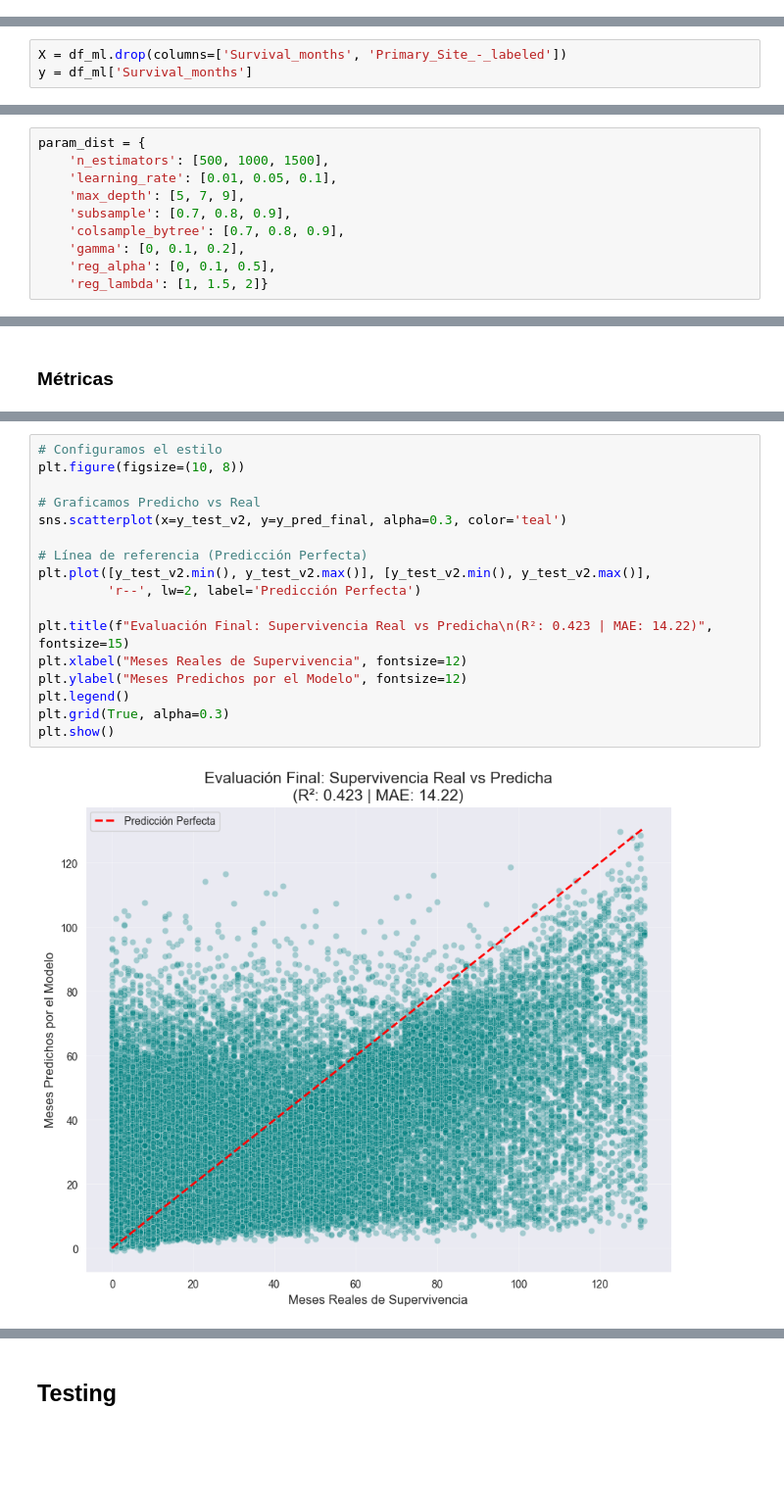
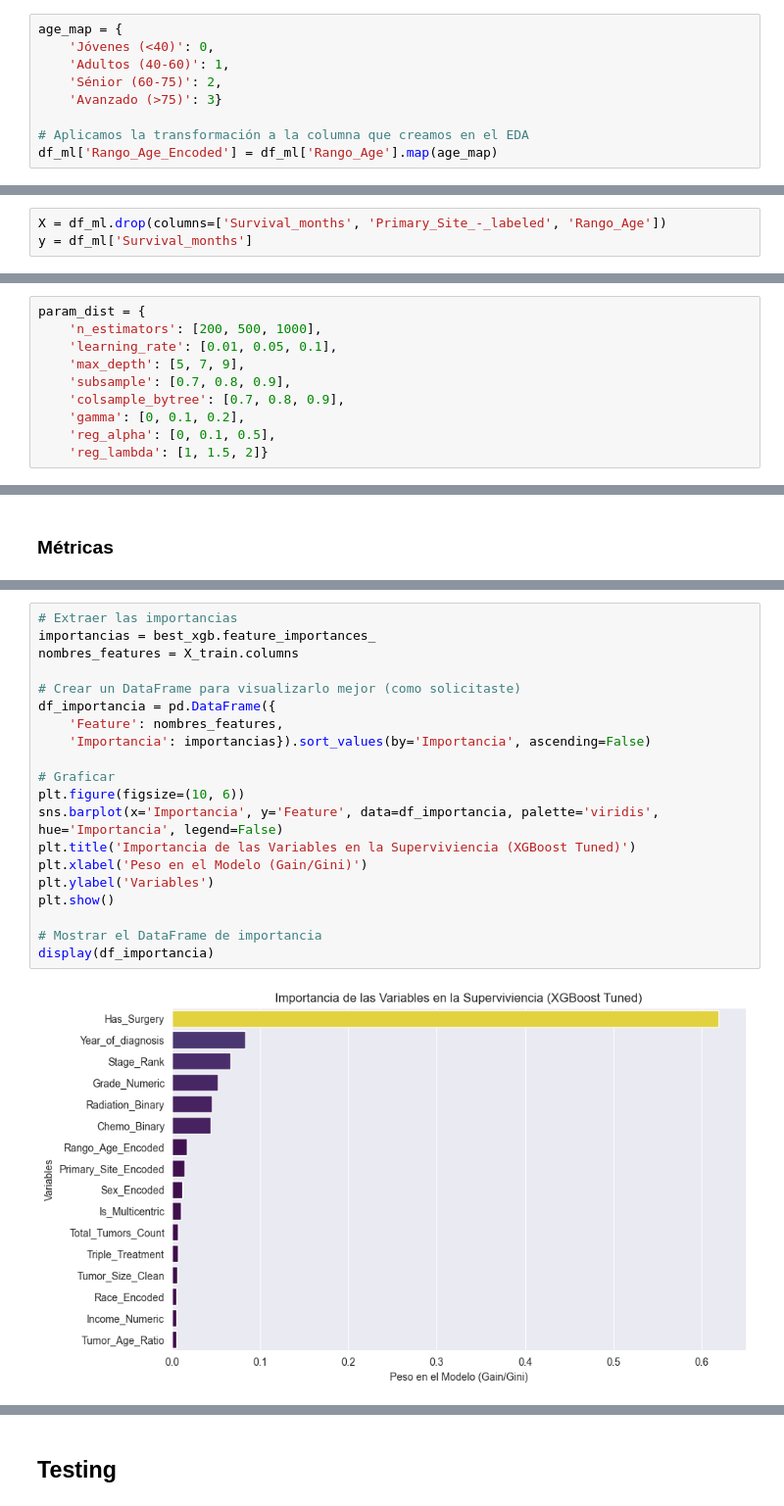
Before and after one commit to carlos-villa-restrepo/lung-cancer-prediction-xgboost, a Jupyter notebook: notebooks/02-00_ML_prediccion_elius.ipynb, the cells around one changed output, grey strips where cells are left out. Shown at 98% size. Drawn from its saved outputs; the diff is of its cells as text; blank space fills up the shorter version.

Commit message:
Nuevas variables de tratamiento agregadas, y re-modelado para obtener mejores resutlados

```diff
--- a/notebooks/02-00_ML_prediccion_elius.ipynb
+++ b/notebooks/02-00_ML_prediccion_elius.ipynb
@@ -67,11 +64,20 @@ features_surv_final = [
 
     # --- Ingeniería Avanzada ---
     'Tumor_Age_Ratio'] # <--- Agresividad por Órgano
+# %%
+age_map = {
+    'Jóvenes (<40)': 0,
+    'Adultos (40-60)': 1,
+    'Sénior (60-75)': 2,
+    'Avanzado (>75)': 3}
+
+# Aplicamos la transformación a la columna que creamos en el EDA
+df_ml['Rango_Age_Encoded'] = df_ml['Rango_Age'].map(age_map)
 # %%
 le = LabelEncoder()
 df_ml['Primary_Site_Encoded'] = le.fit_transform(df_ml['Primary_Site_-_labeled'].astype(str))
 # %%
-X = df_ml.drop(columns=['Survival_months', 'Primary_Site_-_labeled'])
+X = df_ml.drop(columns=['Survival_months', 'Primary_Site_-_labeled', 'Rango_Age'])
 y = df_ml['Survival_months']
 # %%
 X.shape
@@ -173,7 +180,7 @@ Passing `palette` without assigning `hue` is deprecated and will be removed in v
 ## Hiperparametrizacion
 # %%
 param_dist = {
-    'n_estimators': [500, 1000, 1500],
+    'n_estimators': [200, 500, 1000],
     'learning_rate': [0.01, 0.05, 0.1],
     'max_depth': [5, 7, 9],
     'subsample': [0.7, 0.8, 0.9],
@@ -329,19 +348,22 @@ metrics
 # %%
-# Configuramos el estilo
-plt.figure(figsize=(10, 8))
+# Extraer las importancias
+importancias = best_xgb.feature_importances_
+nombres_features = X_train.columns
 
-# Graficamos Predicho vs Real
-sns.scatterplot(x=y_test_v2, y=y_pred_final, alpha=0.3, color='teal')
+# Crear un DataFrame para visualizarlo mejor (como solicitaste)
+df_importancia = pd.DataFrame({
+    'Feature': nombres_features,
+    'Importancia': importancias}).sort_values(by='Importancia', ascending=False)
 
-# Línea de referencia (Predicción Perfecta)
-plt.plot([y_test_v2.min(), y_test_v2.max()], [y_test_v2.min(), y_test_v2.max()],
-         'r--', lw=2, label='Predicción Perfecta')
+# Graficar
+plt.figure(figsize=(10, 6))
+sns.barplot(x='Importancia', y='Feature', data=df_importancia, palette='viridis', hue='Importancia', legend=False)
+plt.title('Importancia de las Variables en la Superviviencia (XGBoost Tuned)')
+plt.xlabel('Peso en el Modelo (Gain/Gini)')
+plt.ylabel('Variables')
+plt.show()
 
-plt.title(f"Evaluación Final: Supervivencia Real vs Predicha\n(R²: 0.423 | MAE: 14.22)", fontsize=15)
-plt.xlabel("Meses Reales de Supervivencia", fontsize=12)
-plt.ylabel("Meses Predichos por el Modelo", fontsize=12)
-plt.legend()
-plt.grid(True, alpha=0.3)
-plt.show()
+# Mostrar el DataFrame de importancia
+display(df_importancia)
 # %% [output]
-[figure, old version]
+[figure, new version]
```
Also changed, not shown: parts of 27 cells of this notebook, 3 other files.
